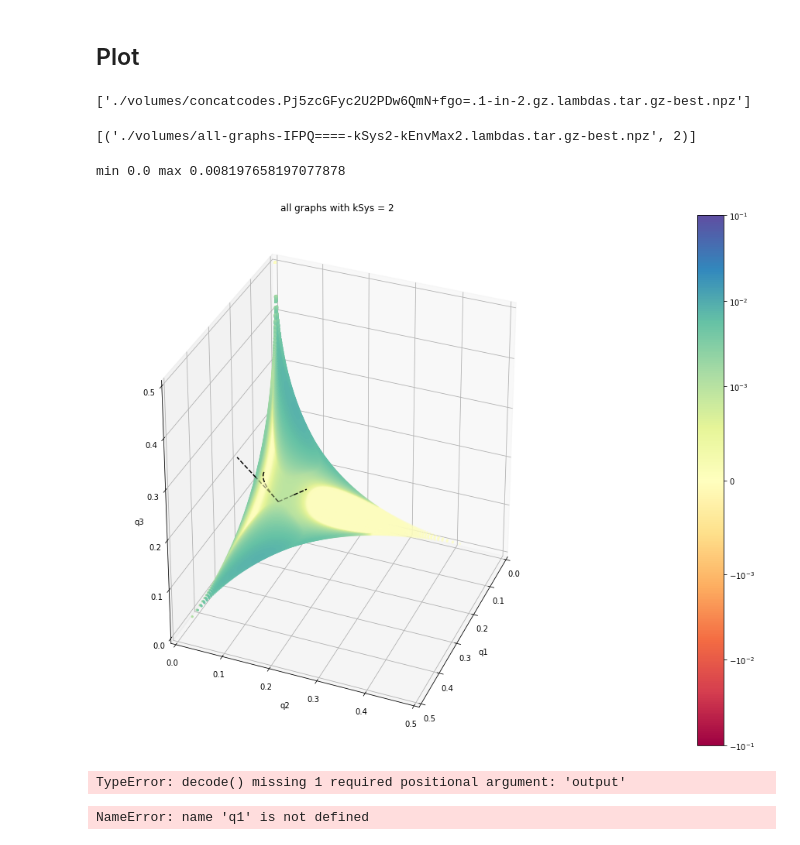
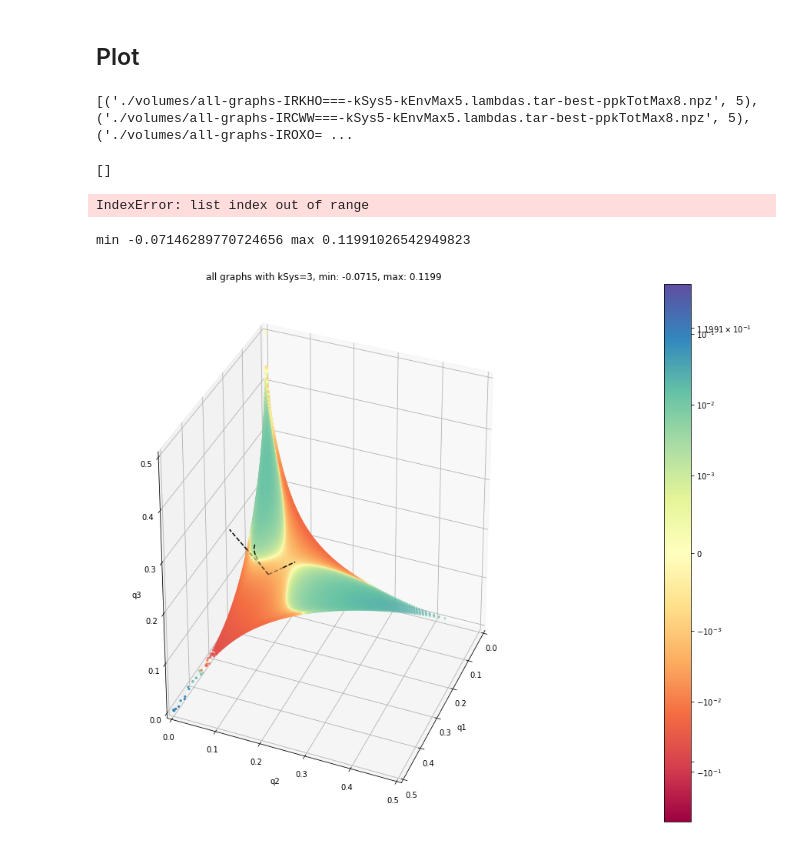
Before and after one commit to rumschuettel/CoffeeCode, a Jupyter notebook: scripts/show-3dplot.ipynb, the cells around one changed output. Saved outputs shown, nothing was run; the diff lists cells and outputs as text; code cells hidden in the pictures.

```diff
--- a/scripts/show-3dplot.ipynb
+++ b/scripts/show-3dplot.ipynb
@@ -23,11 +23,15 @@ def max_diff_for(a, b):
     sb = np.sum(b, axis=-1)
 
     diff = sa-sb
-    max_diff = max(abs(np.min(diff)), abs(np.max(diff)))
+    min_diff = np.min(diff)
+    max_diff = np.max(diff)
 
-    print("min", np.min(diff), "max", np.max(diff))
+    min_pos = np.amin(diff)
+    max_pos = np.amax(diff)
 
-    return diff.astype("float"), max_diff
+    print("min", min_diff, "max", max_diff)
+
+    return diff.astype("float"), min_diff, max_diff, min_pos, max_pos
 
 # which of the above graph's points protrude further
 def maximum_qs(qs_list):
@@ -106,10 +110,11 @@ def plot(qs_competitor, title, qs_ref=data_single_letter):
 
     # surface plot
     qs_best = maximum_qs([qs_competitor, qs_ref])
-    diff, max_diff = max_diff_for(qs_competitor, qs_ref)
+    diff, min_diff, max_diff, min_pos, max_pos = max_diff_for(qs_competitor, qs_ref)
 
-    q1,q2,q3 = qs_best.transpose()
+    q1,q2,q3 = qs_competitor.transpose() # qs_best.transpose()
     ax.scatter(q1, q2, q3, marker=".", c=viridis(color_mapper(diff)), zorder=-1)
+
 
 
     # reference lines
@@ -120,40 +125,41 @@ def plot(qs_competitor, title, qs_ref=data_single_letter):
 
     # colorbar
     colorbar_map = plt.cm.ScalarMappable(cmap=viridis, norm=color_mapper)
-    colorbar_map.set_array([-.1, .1])
-    colorbar_map.set_clim([-.1, .1])
+    colorbar_map.set_array([-.5, .5])
+    colorbar_map.set_clim([-.5, .5])
     plt.colorbar(colorbar_map,
-                 ticks=[-.1, -.01, -.001, .0, .001, .01, .1],
+                 ticks=[-.1, -.01, -.001, .0, .001, .01, .1, min_diff, max_diff],
                  fraction=0.046,
                  pad=0.2
                 )
 
 
     plt.tight_layout()
-    plt.title(title)
+    plt.title(title + f", min: {round(min_diff, 4)}, max: {round(max_diff, 4)}")
     plt.show()
+# %%
+files = [(fn, int(re.findall(r"kSys(\d+)", fn)[0])) for fn in glob.glob("./volumes/all-graphs*.npz")]
+print(files)
+all_graph_data = {}
+for (fn, kSys) in files:
+    if not kSys in all_graph_data: all_graph_data[kSys] = []
+    all_graph_data[kSys].append(np.load(fn)["qs"])
+for key in all_graph_data:
+    all_graph_data[key] = maximum_qs(all_graph_data[key])
+# %% [output]
+[('./volumes/all-graphs-IRKHO===-kSys5-kEnvMax5.lambdas.tar-best-ppkTotMax8.npz', 5), ('./volumes/all-graphs-IRCWW===-kSys5-kEnvMax5.lambdas.tar-best-ppkTotMax8.npz', 5), ('./volumes/all-graphs-IROXO= ...
 # %%
-files = glob.glob("./volumes/concatcodes*1-in-2.gz*-best.npz")
+files = glob.glob("./volumes/test*best.npz")
 print(files)
 concatcodes_data = []
 for fn in files:
     concatcodes_data.append(np.load(fn)["qs"])
 concatcodes_data = maximum_qs(concatcodes_data)
 # %% [output]
-['./volumes/concatcodes.Pj5zcGFyc2U2PDw6QmN+fgo=.1-in-2.gz.lambdas.tar.gz-best.npz']
+[]
+IndexError: list index out of range
-# %%
-files = [(fn, int(re.findall(r"kSys(\d+)", fn)[0])) for fn in glob.glob("./volumes/all-graphs*-best.npz")]
-print(files)
-all_graph_data = {}
-for (fn, kSys) in files:
-    if not kSys in all_graph_data: all_graph_data[kSys] = []
-    all_graph_data[kSys].append(np.load(fn)["qs"])
-for key in all_graph_data:
-    all_graph_data[key] = maximum_qs(all_graph_data[key])
-# %% [output]
-[('./volumes/all-graphs-IFPQ====-kSys2-kEnvMax2.lambdas.tar.gz-best.npz', 2)]
 # %%
-plot(all_graph_data[2], "all graphs with kSys = 2", concatcodes_data)
+plot(concatcodes_data, "all graphs with kSys=3")
 # %% [output]
-min 0.0 max 0.008197658197077878
+min -0.07146289770724656 max 0.11991026542949823
-[figure, old version]
+[figure, new version]
@@ -162,15 +165,0 @@ import base64
-# %%
-base64.decode("Pj5zcGFyc2U2PDw6QmN+fgo=")
-# %% [output]
-TypeError: decode() missing 1 required positional argument: 'output'
-# %%
-import plotly.graph_objs as go
-
-go.Figure(data=[
-    go.Scatter3d(x=q1, y=q2, z=q3, mode='markers', marker=dict(
-        size=1,
-        color=viridis(color_mask)
-    ))
-]).show()
-# %% [output]
-NameError: name 'q1' is not defined
```
Also changed, not shown: parts of 1 cell of this notebook, 2 other files.
